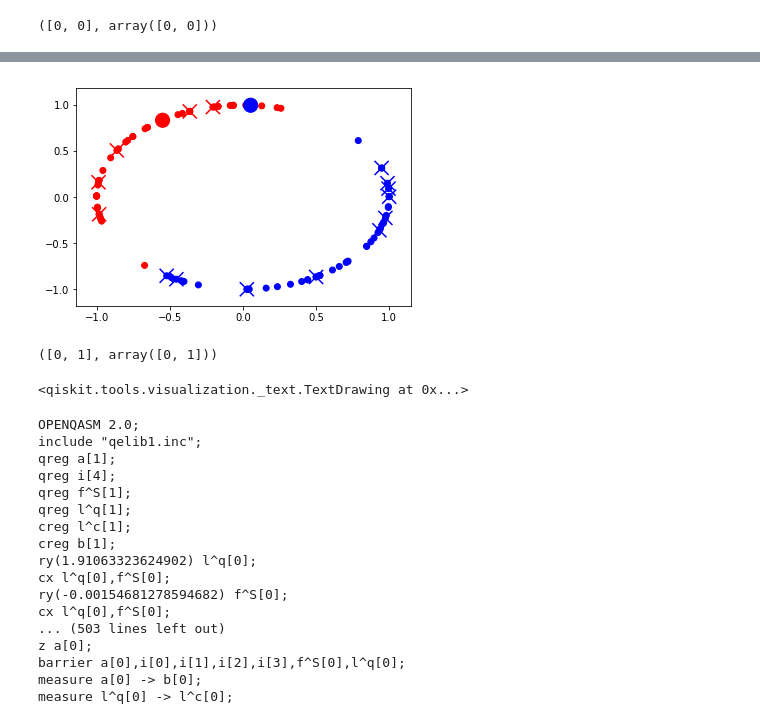
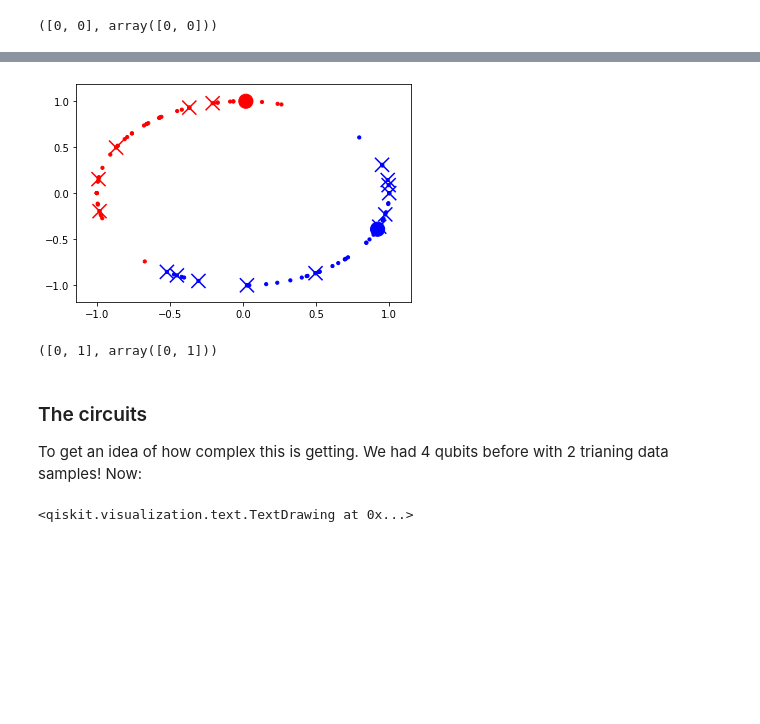
Before and after one commit to carstenblank/dc-qiskit-qml, a Jupyter notebook: examples/Iris Example.ipynb, the cells around one changed output, grey strips where cells are left out. Drawn from its saved outputs; the diff is of its cells as text; code cells hidden in the pictures; blank space fills up the shorter version.

```diff
--- a/examples/Iris Example.ipynb
+++ b/examples/Iris Example.ipynb
@@ -17,0 +22,9 @@ qml = QmlHadamardNeighborClassifier(backend=execution_backend,
+# %%
+initial_state_builder = QmlGenericStateCircuitBuilder(MöttönenStatePreparation())
+
+execution_backend: BaseBackend = qiskit.Aer.get_backend('qasm_simulator')
+options = QiskitOptions(shots=8192,optimization_level=3)
+qml = QmlHadamardNeighborClassifier(backend=execution_backend,
+                                    classifier_circuit_factory=initial_state_builder,
+                                    encoding_map=NormedAmplitudeEncoding(),
+                                    options=options)
@@ -75,25 +137,25 @@ qml._last_predict_circuits[0].draw(line_length=120)
 # %%
-X_train = X[45:60]
-y_train = y[45:60]
+X_train = X[45:61]
+y_train = y[45:61]
 
-X_test = X[[33, 90]]
-y_test = y[[33, 90]]
+X_test = X[[33, 63]]
+y_test = y[[33, 63]]
 
 _X = pipeline.fit_transform(X, y)
 _X_train = pipeline.transform(X_train)
-_X_tests = pipeline.transform(X_test)
+_X_test = pipeline.transform(X_test)
 
 plt.scatter(
     _X[:,0], _X[:,1],
-    color=['red' if yy == 0 else 'blue' for yy in y])
+    color=['red' if yy == 0 else 'blue' for yy in y], s=10)
 plt.scatter(
     _X_train[:,0], _X_train[:,1],
     color=['red' if yy == 0 else 'blue' for yy in y_train],
     marker='x', s=200)
 plt.scatter(
     _X_test[:,0], _X_test[:,1],
     color=['red' if yy == 0 else 'blue' for yy in y_test],
     marker='o', s=200)
 plt.show()
 # %% [output]
-[figure, old version]
+[figure, new version]
@@ -102,27 +166,11 @@ pipeline.fit(X_train, y_train)
 pipeline.predict(X_test), y_test
 # %% [output]
 ([0, 1], array([0, 1]))
+# %% [markdown]
+### The circuits
+
+To get an idea of how complex this is getting. We had 4 qubits before with 2 trianing data samples! Now:
 # %%
 qml._last_predict_circuits[0].draw(line_length=120)
 # %% [output]
-<qiskit.tools.visualization._text.TextDrawing at 0x...>
+<qiskit.visualization.text.TextDrawing at 0x...>
-# %%
-print(qml._last_predict_circuits[0].qasm())
-# %% [output]
-OPENQASM 2.0;
-include "qelib1.inc";
-qreg a[1];
-qreg i[4];
-qreg f^S[1];
-qreg l^q[1];
-creg l^c[1];
-creg b[1];
-ry(1.91063323624902) l^q[0];
-cx l^q[0],f^S[0];
-ry(-0.00154681278594682) f^S[0];
-cx l^q[0],f^S[0];
-... (503 lines left out)
-z a[0];
-barrier a[0],i[0],i[1],i[2],i[3],f^S[0],l^q[0];
-measure a[0] -> b[0];
-measure l^q[0] -> l^c[0];
```
Also changed, not shown: parts of 23 cells of this notebook, 6 other files.
